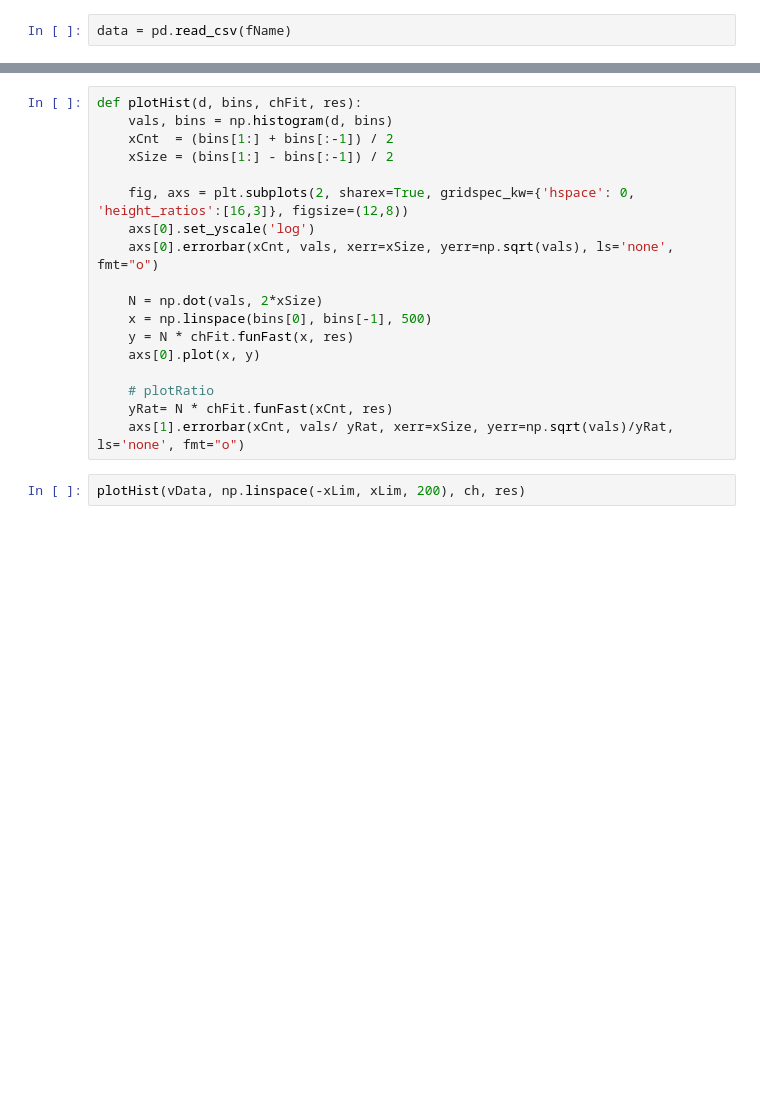
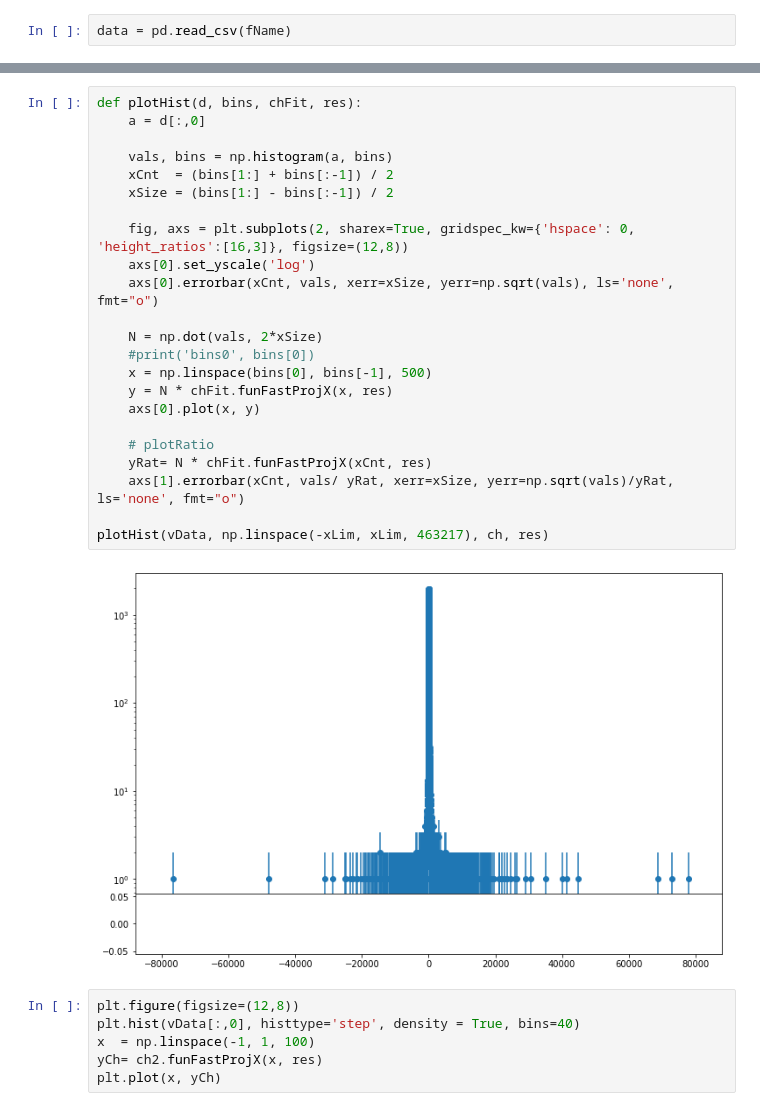
Before and after one commit to zleba/chebFitter, a Jupyter notebook: python/deltatFitSig.ipynb, the cells around one changed output, grey strips where cells are left out. Drawn from its saved outputs; the diff is of its cells as text; blank space fills up the shorter version.

```diff
--- a/python/deltatFitSig.ipynb
+++ b/python/deltatFitSig.ipynb
@@ -220,20 +288,31 @@ No implementation of function Function(<built-in function setitem>) found for si
 # %%
 def plotHist(d, bins, chFit, res):
-    vals, bins = np.histogram(d, bins)
+    a = d[:,0]
+
+    vals, bins = np.histogram(a, bins)
     xCnt  = (bins[1:] + bins[:-1]) / 2
     xSize = (bins[1:] - bins[:-1]) / 2
 
     fig, axs = plt.subplots(2, sharex=True, gridspec_kw={'hspace': 0, 'height_ratios':[16,3]}, figsize=(12,8))
     axs[0].set_yscale('log')
     axs[0].errorbar(xCnt, vals, xerr=xSize, yerr=np.sqrt(vals), ls='none', fmt="o")
 
     N = np.dot(vals, 2*xSize)
+    #print('bins0', bins[0])
     x = np.linspace(bins[0], bins[-1], 500)
-    y = N * chFit.funFast(x, res)
+    y = N * chFit.funFastProjX(x, res)
     axs[0].plot(x, y)
 
     # plotRatio
-    yRat= N * chFit.funFast(xCnt, res)
+    yRat= N * chFit.funFastProjX(xCnt, res)
     axs[1].errorbar(xCnt, vals/ yRat, xerr=xSize, yerr=np.sqrt(vals)/yRat, ls='none', fmt="o")
+
+plotHist(vData, np.linspace(-xLim, xLim, 463217), ch, res)
+# %% [output]
+[figure, added]
-# %%
-plotHist(vData, np.linspace(-xLim, xLim, 200), ch, res)
+# %%
+plt.figure(figsize=(12,8))
+plt.hist(vData[:,0], histtype='step', density = True, bins=40)
+x  = np.linspace(-1, 1, 100)
+yCh= ch2.funFastProjX(x, res)
+plt.plot(x, yCh)
```
Also changed, not shown: parts of 4 cells of this notebook.
